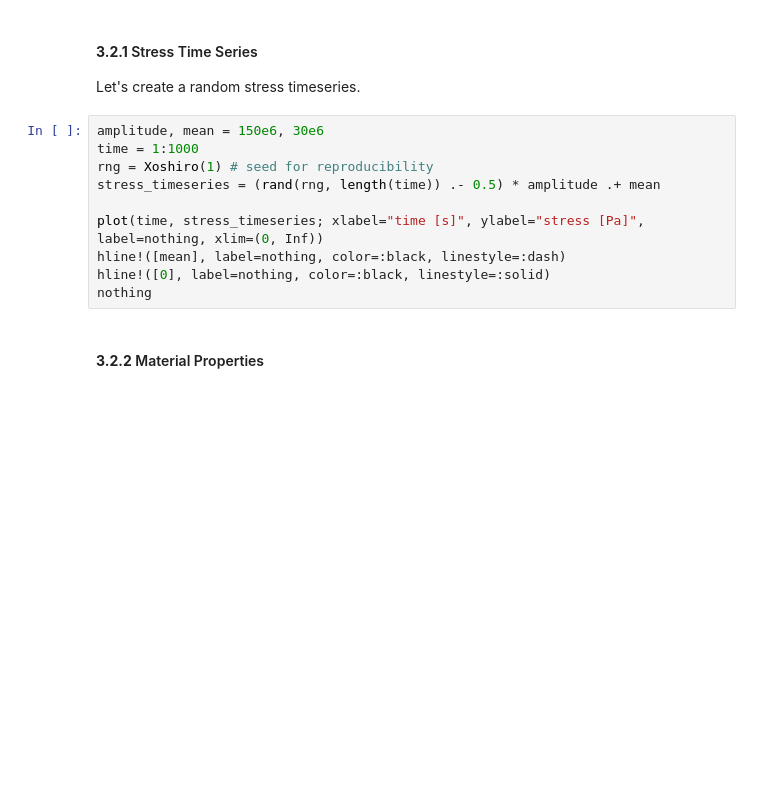
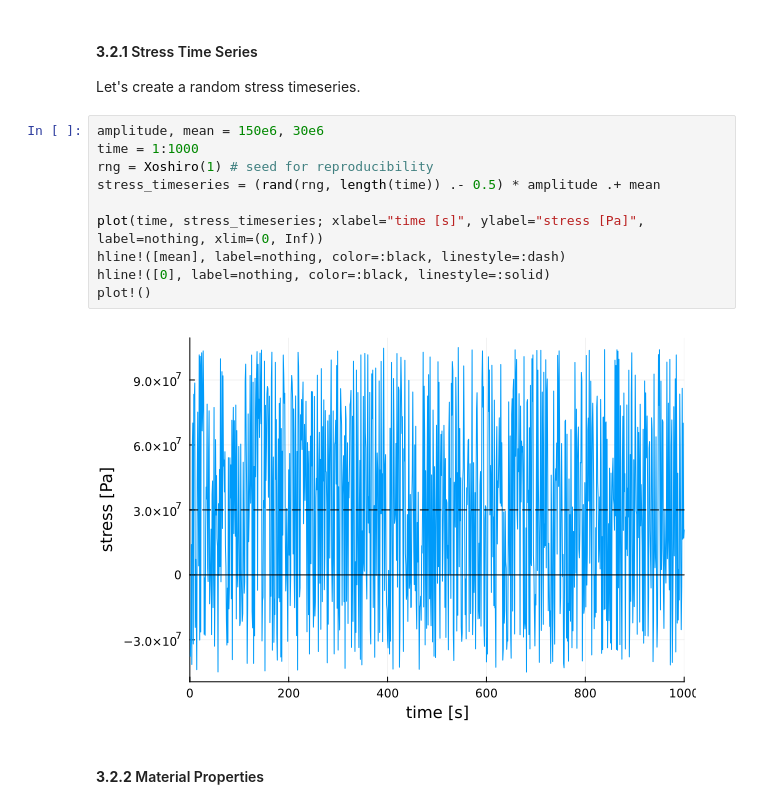
Before and after one commit to sandialabs/OWENS.jl, a Jupyter notebook: dev/examples/F_fatigue.ipynb, the cells around one changed output. Cells and saved outputs as stored; diff of their text form; blank space fills up the shorter version.

```diff
--- a/dev/examples/F_fatigue.ipynb
+++ b/dev/examples/F_fatigue.ipynb
@@ -229,13 +231,15 @@ Let's create a random stress timeseries.
 # %%
 amplitude, mean = 150e6, 30e6
 time = 1:1000
 rng = Xoshiro(1) # seed for reproducibility
 stress_timeseries = (rand(rng, length(time)) .- 0.5) * amplitude .+ mean
 
 plot(time, stress_timeseries; xlabel="time [s]", ylabel="stress [Pa]", label=nothing, xlim=(0, Inf))
 hline!([mean], label=nothing, color=:black, linestyle=:dash)
 hline!([0], label=nothing, color=:black, linestyle=:solid)
-nothing
+plot!()
+# %% [output]
+[figure, added]
 # %% [markdown]
 #### **3.2.2** Material Properties
 # %%
```
Also changed, not shown: parts of 8 cells of this notebook, 42 other files.
